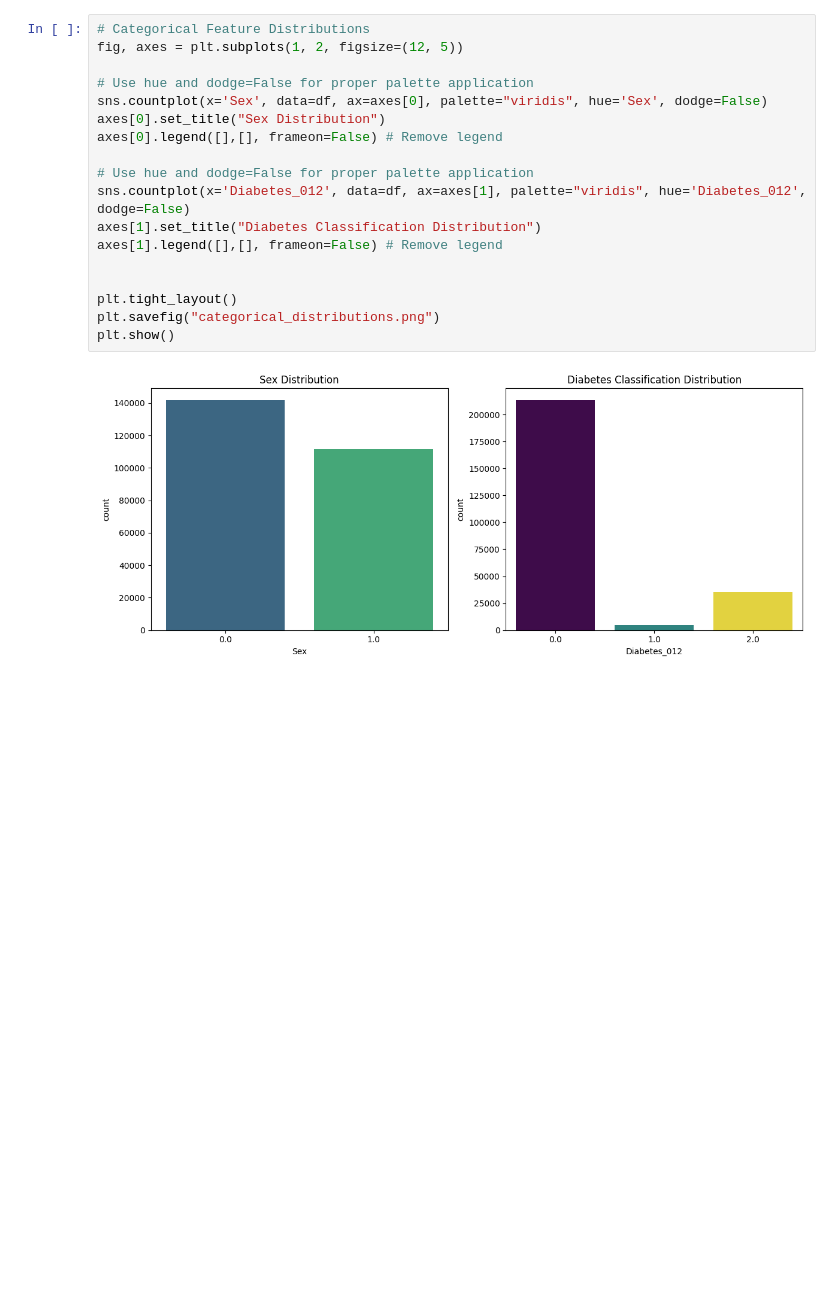
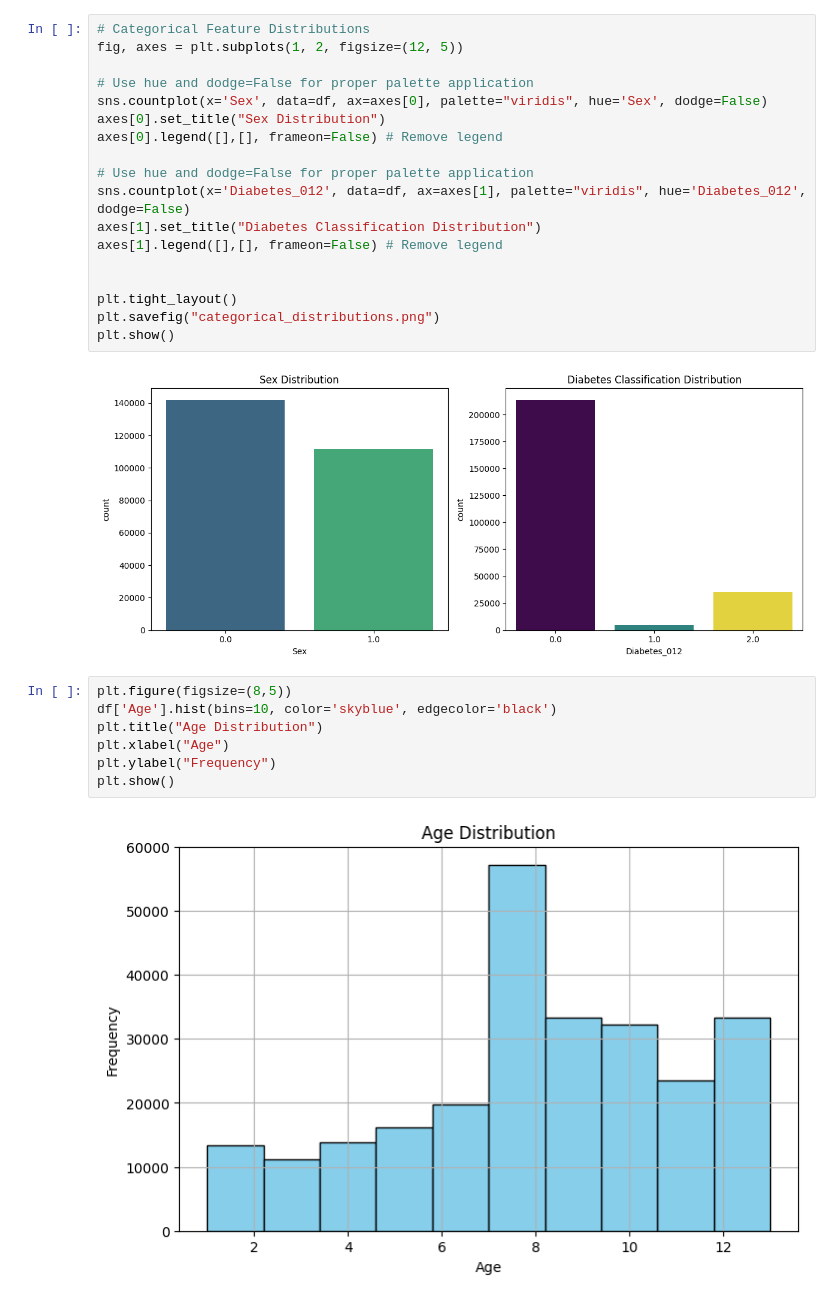
Before and after one commit to AsmaShaikhTMU/Projects, a Jupyter notebook: EDA_Report_Dataset_2.ipynb, the cells around one changed output. Drawn from its saved outputs; the diff is of its cells as text; blank space fills up the shorter version.

```diff
--- a/EDA_Report_Dataset_2.ipynb
+++ b/EDA_Report_Dataset_2.ipynb
@@ -149,3 +199,12 @@ plt.savefig("categorical_distributions.png")
 plt.show()
 # %% [output]
 [figure]
+# %%
+plt.figure(figsize=(8,5))
+df['Age'].hist(bins=10, color='skyblue', edgecolor='black')
+plt.title("Age Distribution")
+plt.xlabel("Age")
+plt.ylabel("Frequency")
+plt.show()
+# %% [output]
+[figure, added]
```
Also changed, not shown: parts of 19 cells of this notebook.
